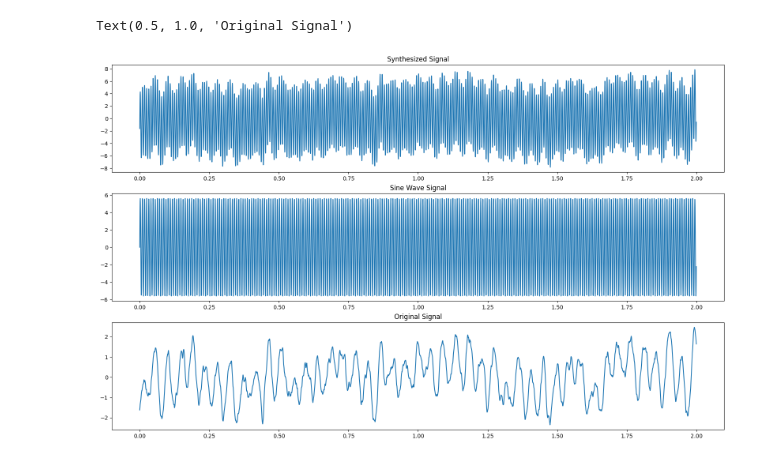
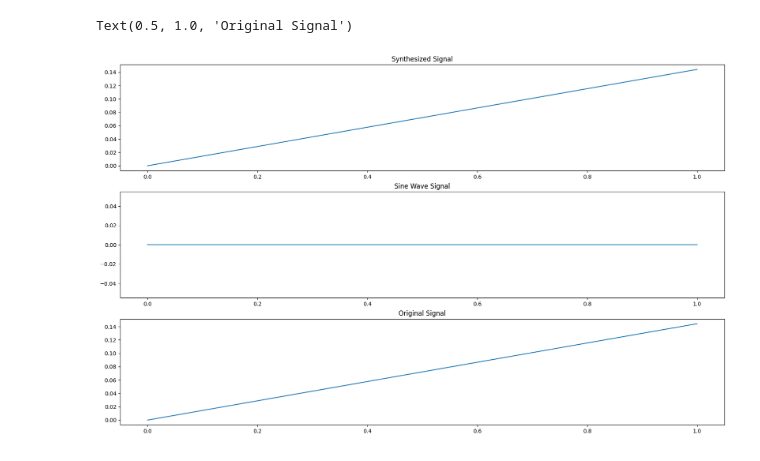
Before and after one commit to RyuKyungchan/UGRP, a Jupyter notebook: DNN_SAC/LSTM/LSTM_v0.ipynb, the cells around one changed output. Cells and saved outputs as stored; diff of their text form; code cells hidden in the pictures.

Commit message:
data, CNN, LSTM 수정

```diff
--- a/DNN_SAC/LSTM/LSTM_v0.ipynb
+++ b/DNN_SAC/LSTM/LSTM_v0.ipynb
@@ -14,9 +14,9 @@ device = torch.device('cuda:0' if torch.cuda.is_available() else 'cpu')
 # DSP data
 fpath = "../../data/DNN_data/"
 
-sig = np.load(fpath + "data_ssignal" + ".npy")
+sig = np.load(fpath + "data_signal" + ".npy")
 artifact = np.load(fpath + "data_sine_wave" + ".npy")
-sig_with_artifact = sig + artifact
+sig_with_artifact = np.load(fpath + "data_signal_with_sine" + ".npy")
 
 sig_with_artifact.shape
 # %% [output]
@@ -37,19 +24,19 @@ sig_with_artifact.shape
 # %%
 plt.figure(figsize=(20,12))
 plt.subplot(3, 1, 1)
-plt.plot(data1.iloc[:,0])
+plt.plot(sig_with_artifact[:])
 plt.title('Synthesized Signal')
 
 plt.subplot(3, 1, 2)
-plt.plot(data2.iloc[:,0])
+plt.plot(artifact[:])
 plt.title('Sine Wave Signal')
 
 plt.subplot(3, 1, 3)
-plt.plot(data3.iloc[:,0])
+plt.plot(sig[:])
 plt.title('Original Signal')
 # %% [output]
 Text(0.5, 1.0, 'Original Signal')
-[figure, old version]
+[figure, new version]
 # %%
 # 데이터 통합 (열 단위로 concat)
 #df_combined = pd.concat([data1, data2, data3], axis=1)
```
Also changed, not shown: parts of 9 cells of this notebook, 4 other files.
